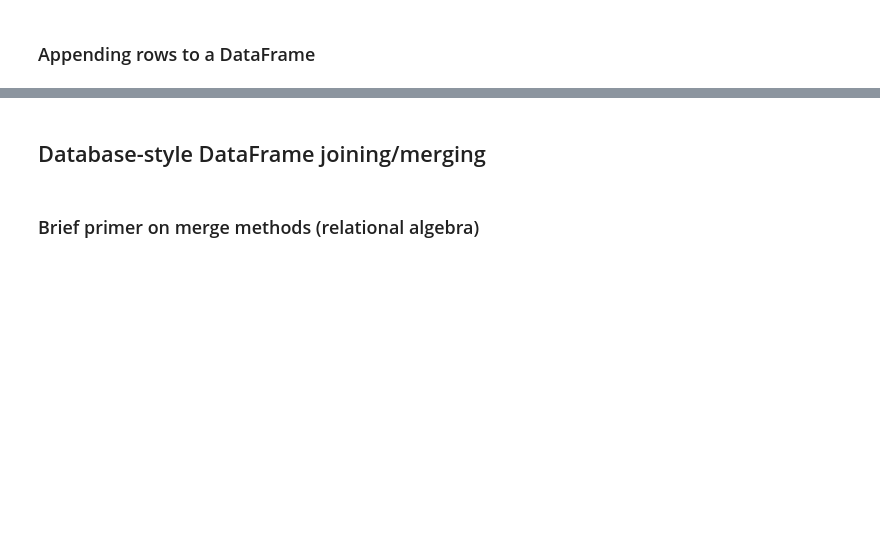
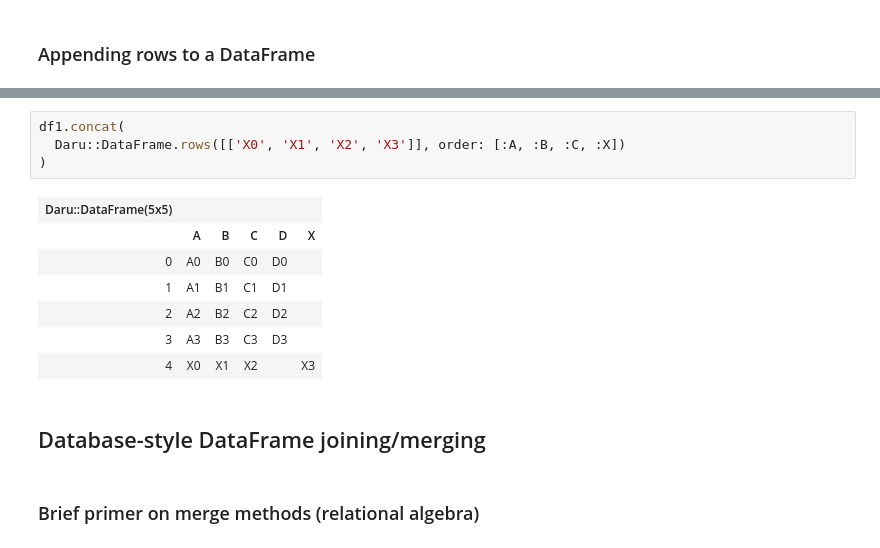
Before and after one commit to sciruby-jp/survey, a Jupyter notebook: Merge, join, and concatenate.ipynb, the cells around one changed output, grey strips where cells are left out. Saved outputs shown, nothing was run; the diff lists cells and outputs as text; blank space fills up the shorter version.

```diff
--- a/Merge, join, and concatenate.ipynb
+++ b/Merge, join, and concatenate.ipynb
@@ -161,3 +179,15 @@ df1.concat Daru::Vector.new([1,2,3,4], index: [:A,:B,:C,:D]).to_df
+# %%
+df1.concat(
+  Daru::DataFrame.rows([['X0', 'X1', 'X2', 'X3']], order: [:A, :B, :C, :X])
+)
+# %% [output]
+| Daru::DataFrame(5x5) |  |  |  |  |  |
+|  | A | B | C | D | X |
+| 0 | A0 | B0 | C0 | D0 |  |
+| 1 | A1 | B1 | C1 | D1 |  |
+| 2 | A2 | B2 | C2 | D2 |  |
+| 3 | A3 | B3 | C3 | D3 |  |
+| 4 | X0 | X1 | X2 |  | X3 |
 # %% [markdown]
 ## Database-style DataFrame joining/merging
 # %% [markdown]
```
Also changed, not shown: parts of 28 cells of this notebook.
